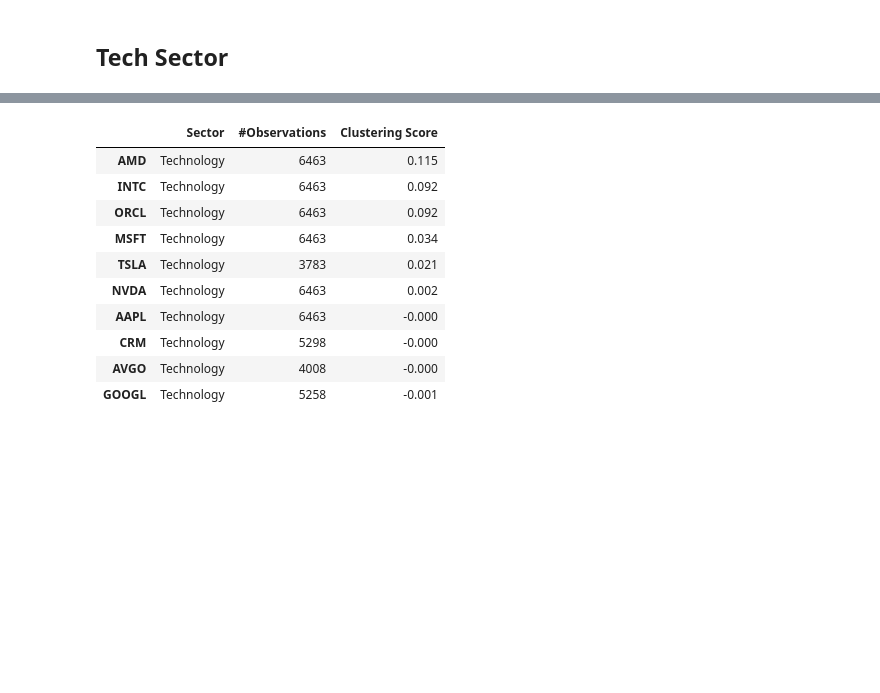
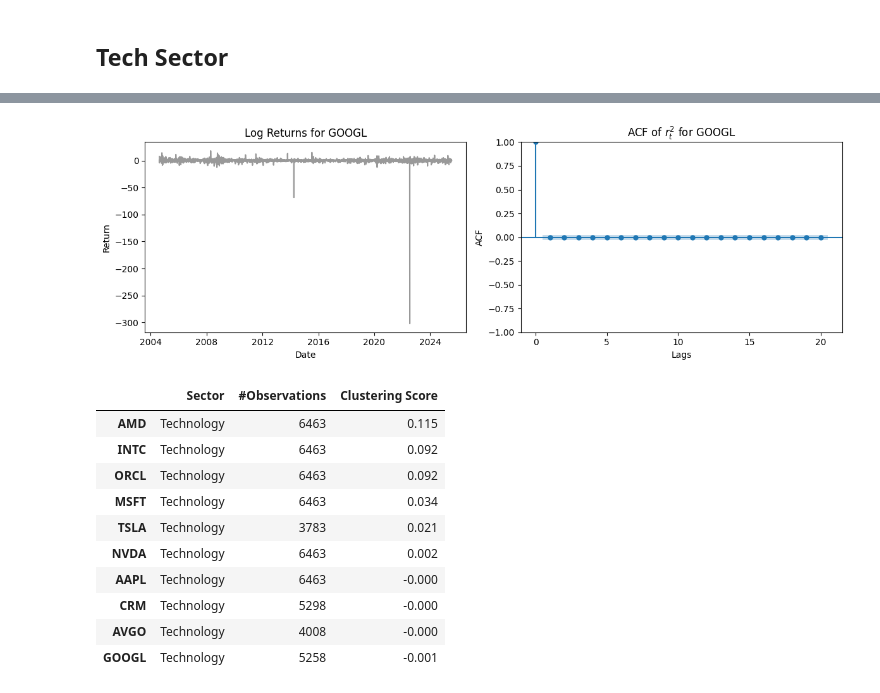
Before and after one commit to sushmita212/Stock_Volatility_Forecasting, a Jupyter notebook: preliminary_tests.ipynb, the cells around one changed output, grey strips where cells are left out. Saved outputs shown, nothing was run; the diff lists cells and outputs as text; code cells hidden in the pictures; blank space fills up the shorter version.

```diff
--- a/preliminary_tests.ipynb
+++ b/preliminary_tests.ipynb
@@ -155,3 +170,8 @@ finance_clustering.sort_values(by='Clustering Score', ascending=False)
+# %%
+GOOGL_ct = clusteringTest(df_tech['GOOGL']['returns'],'GOOGL')
+GOOGL_ct.plotACF()
+# %% [output]
+[figure, added]
 # %%
 tech_clustering_dict = clustering(df_tech, sector='Technology')
 # %%
```
Also changed, not shown: parts of 8 cells of this notebook, 1 other file.
